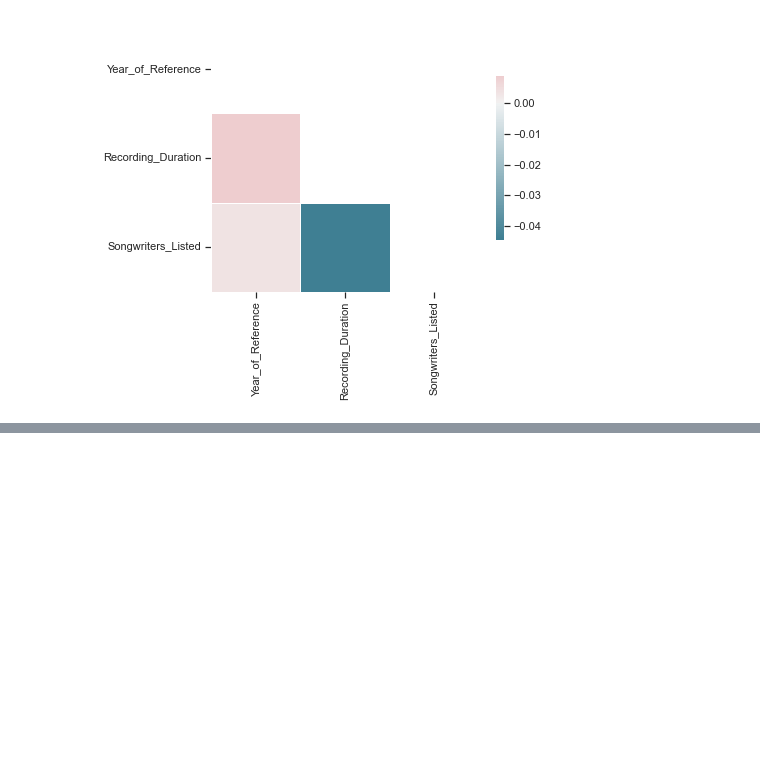
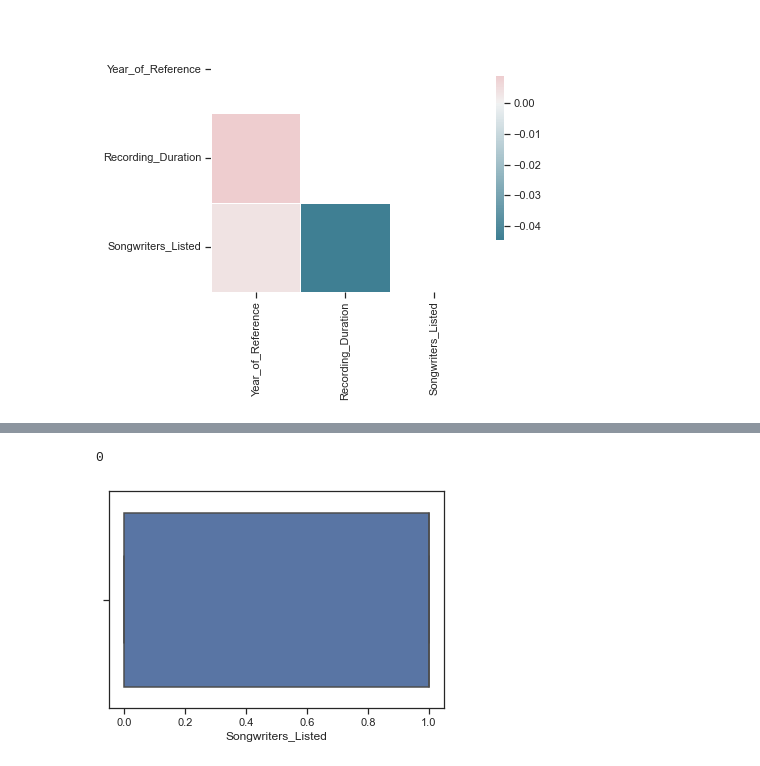
Before and after one commit to LJRollerII/mlc-project-napster, a Jupyter notebook: notebooks/MLC_Project.ipynb, the cells around one changed output, grey strips where cells are left out. Saved outputs shown, nothing was run; the diff lists cells and outputs as text; code cells hidden in the pictures; blank space fills up the shorter version.

```diff
--- a/notebooks/MLC_Project.ipynb
+++ b/notebooks/MLC_Project.ipynb
@@ -1612,0 +1740,6 @@ Deprecated in NumPy 1.20; for more details and guidance: https://numpy.org/devdo
+# %%
+print(len(mlc.loc[(mlc.Songwriters_Listed < -0.5) | (mlc.Songwriters_Listed > 2.5)]))
+sns.boxplot(mlc.Songwriters_Listed);
+# %% [output]
+0
+[figure, added]
```
Also changed, not shown: parts of 128 cells of this notebook.
